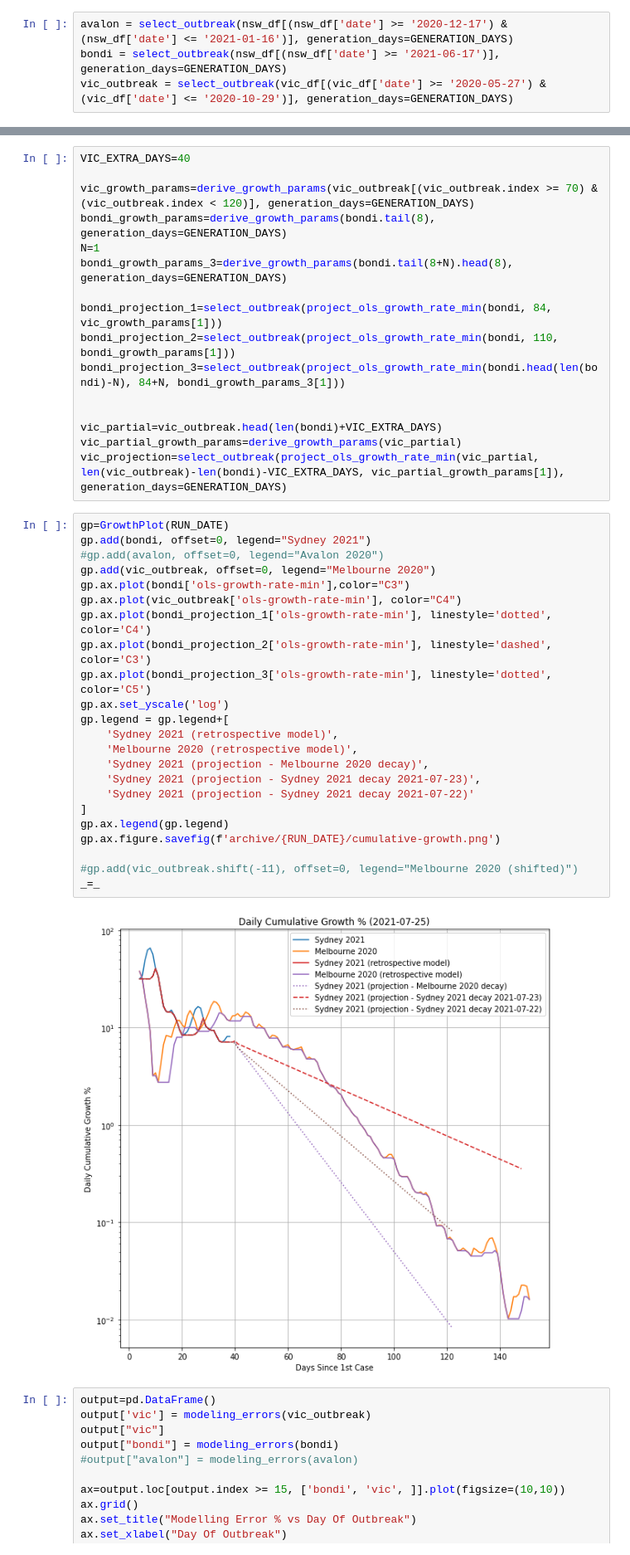
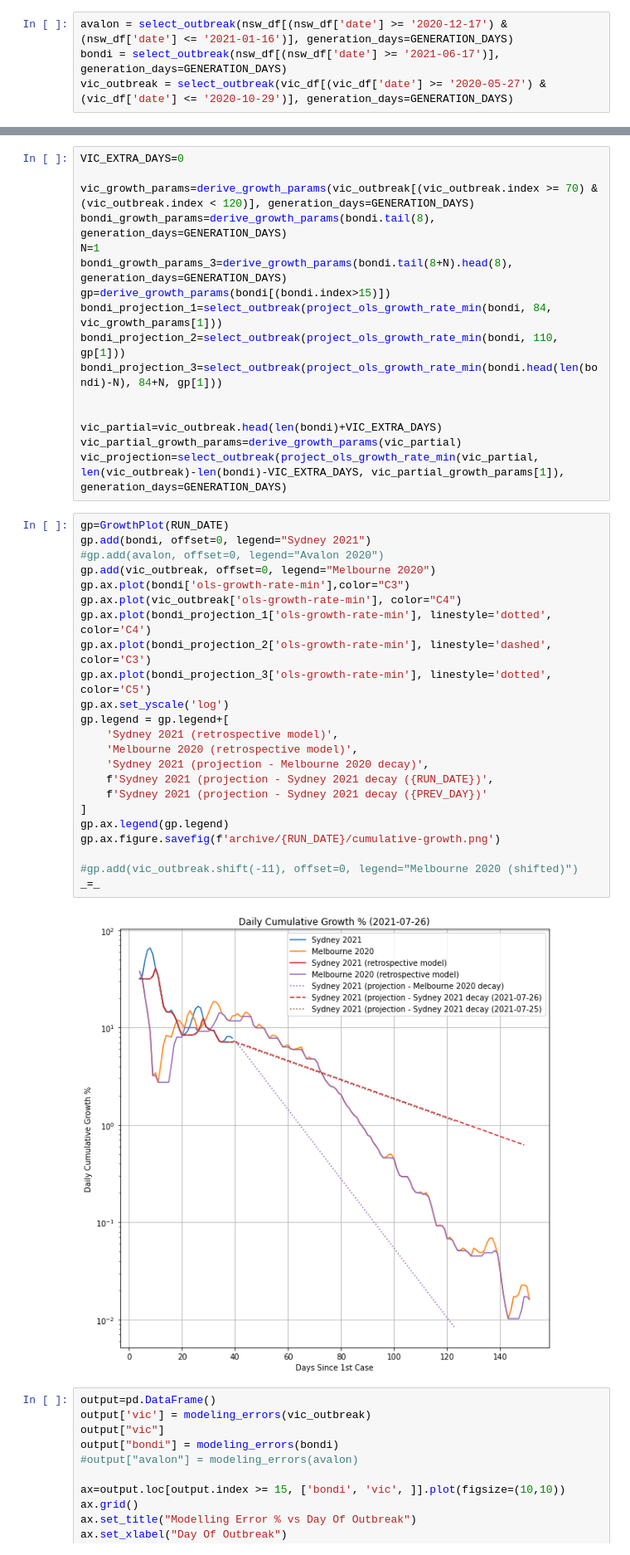
Before and after one commit to wildducktheories/delta-waratah, a Jupyter notebook: sydney-outbreaks.ipynb, the cells around one changed output, grey strips where cells are left out. Shown at 83% size. Drawn from its saved outputs; the diff is of its cells as text.

```diff
--- a/sydney-outbreaks.ipynb
+++ b/sydney-outbreaks.ipynb
@@ -82,14 +83,14 @@ cap()
 # %%
-VIC_EXTRA_DAYS=40
+VIC_EXTRA_DAYS=0
 
 vic_growth_params=derive_growth_params(vic_outbreak[(vic_outbreak.index >= 70) & (vic_outbreak.index < 120)], generation_days=GENERATION_DAYS)
 bondi_growth_params=derive_growth_params(bondi.tail(8), generation_days=GENERATION_DAYS)
 N=1
 bondi_growth_params_3=derive_growth_params(bondi.tail(8+N).head(8), generation_days=GENERATION_DAYS)
-
+gp=derive_growth_params(bondi[(bondi.index>15)])
 bondi_projection_1=select_outbreak(project_ols_growth_rate_min(bondi, 84, vic_growth_params[1]))
-bondi_projection_2=select_outbreak(project_ols_growth_rate_min(bondi, 110, bondi_growth_params[1]))
-bondi_projection_3=select_outbreak(project_ols_growth_rate_min(bondi.head(len(bondi)-N), 84+N, bondi_growth_params_3[1]))
+bondi_projection_2=select_outbreak(project_ols_growth_rate_min(bondi, 110, gp[1]))
+bondi_projection_3=select_outbreak(project_ols_growth_rate_min(bondi.head(len(bondi)-N), 84+N, gp[1]))
 
 
 vic_partial=vic_outbreak.head(len(bondi)+VIC_EXTRA_DAYS)
@@ -98,28 +99,28 @@ vic_projection=select_outbreak(project_ols_growth_rate_min(vic_partial, len(vic_
 # %%
 gp=GrowthPlot(RUN_DATE)
 gp.add(bondi, offset=0, legend="Sydney 2021")
 #gp.add(avalon, offset=0, legend="Avalon 2020")
 gp.add(vic_outbreak, offset=0, legend="Melbourne 2020")
 gp.ax.plot(bondi['ols-growth-rate-min'],color="C3")
 gp.ax.plot(vic_outbreak['ols-growth-rate-min'], color="C4")
 gp.ax.plot(bondi_projection_1['ols-growth-rate-min'], linestyle='dotted', color='C4')
 gp.ax.plot(bondi_projection_2['ols-growth-rate-min'], linestyle='dashed', color='C3')
 gp.ax.plot(bondi_projection_3['ols-growth-rate-min'], linestyle='dotted', color='C5')
 gp.ax.set_yscale('log')
 gp.legend = gp.legend+[
     'Sydney 2021 (retrospective model)',
     'Melbourne 2020 (retrospective model)',
     'Sydney 2021 (projection - Melbourne 2020 decay)',
-    'Sydney 2021 (projection - Sydney 2021 decay 2021-07-23)',
-    'Sydney 2021 (projection - Sydney 2021 decay 2021-07-22)'
+    f'Sydney 2021 (projection - Sydney 2021 decay ({RUN_DATE})',
+    f'Sydney 2021 (projection - Sydney 2021 decay ({PREV_DAY})'
 ]
 gp.ax.legend(gp.legend)
 gp.ax.figure.savefig(f'archive/{RUN_DATE}/cumulative-growth.png')
 
 #gp.add(vic_outbreak.shift(-11), offset=0, legend="Melbourne 2020 (shifted)")
 _=_
 # %% [output]
-[figure, old version]
+[figure, new version]
 # %%
 output=pd.DataFrame()
 output['vic'] = modeling_errors(vic_outbreak)
```
Also changed, not shown: parts of 11 cells of this notebook, 1 other file.
